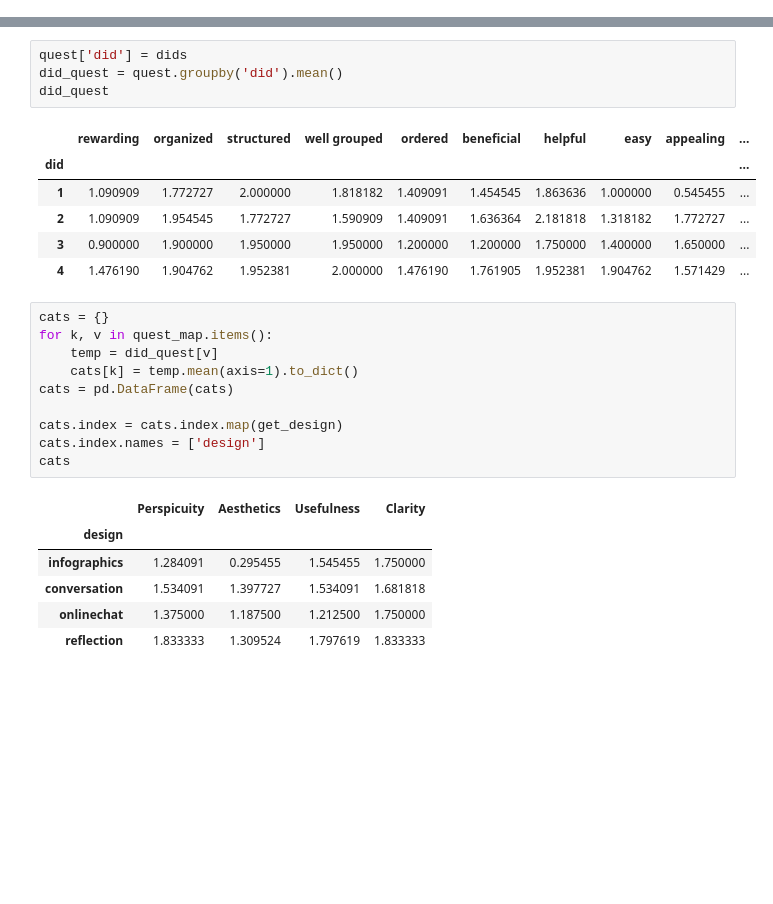
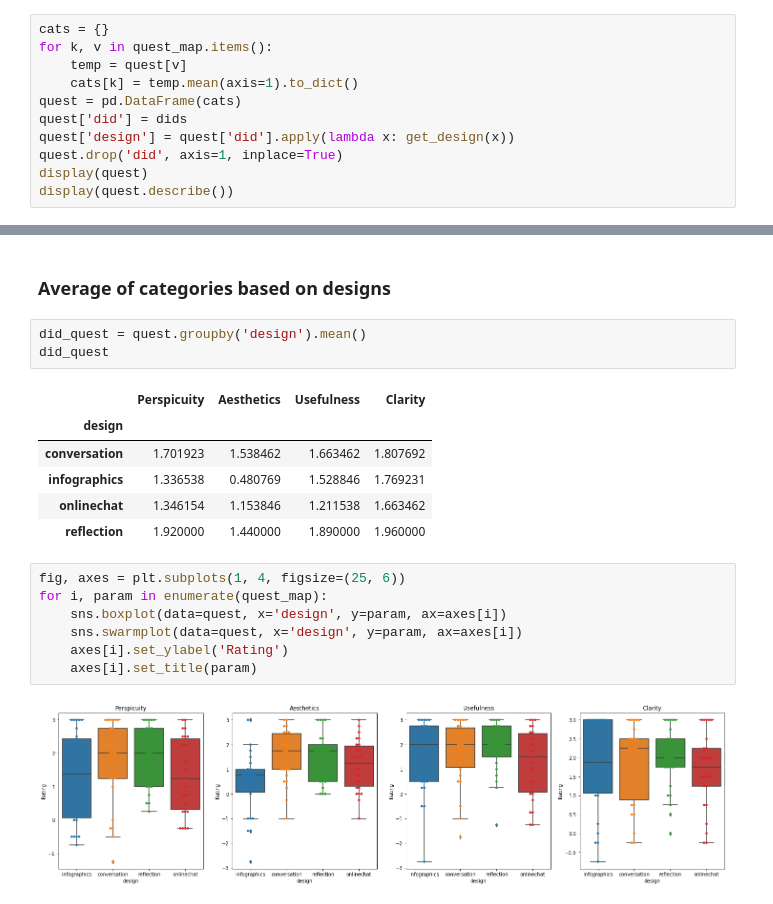
Before and after one commit to rizupaudel/designStudy, a Jupyter notebook: guidance/analysis/quest.ipynb, the cells around one changed output, grey strips where cells are left out. Cells and saved outputs as stored; diff of their text form; blank space fills up the shorter version.

```diff
--- a/guidance/analysis/quest.ipynb
+++ b/guidance/analysis/quest.ipynb
@@ -50,0 +45,11 @@ display(quest.describe())
+# %%
+cats = {}
+for k, v in quest_map.items():
+    temp = quest[v]
+    cats[k] = temp.mean(axis=1).to_dict()
+quest = pd.DataFrame(cats)
+quest['did'] = dids
+quest['design'] = quest['did'].apply(lambda x: get_design(x))
+quest.drop('did', axis=1, inplace=True)
+display(quest)
+display(quest.describe())
@@ -51,29 +79,22 @@ display(quest.describe())
+# %% [markdown]
+### Average of categories based on designs
 # %%
-quest['did'] = dids
-did_quest = quest.groupby('did').mean()
+did_quest = quest.groupby('design').mean()
 did_quest
 # %% [output]
-|  | rewarding | organized | structured | well grouped | ordered | beneficial | helpful | easy | appealing | ... |
-| did |  |  |  |  |  |  |  |  |  | ... |
-| 1 | 1.090909 | 1.772727 | 2.000000 | 1.818182 | 1.409091 | 1.454545 | 1.863636 | 1.000000 | 0.545455 | ... |
-| 2 | 1.090909 | 1.954545 | 1.772727 | 1.590909 | 1.409091 | 1.636364 | 2.181818 | 1.318182 | 1.772727 | ... |
-| 3 | 0.900000 | 1.900000 | 1.950000 | 1.950000 | 1.200000 | 1.200000 | 1.750000 | 1.400000 | 1.650000 | ... |
-| 4 | 1.476190 | 1.904762 | 1.952381 | 2.000000 | 1.476190 | 1.761905 | 1.952381 | 1.904762 | 1.571429 | ... |
+|  | Perspicuity | Aesthetics | Usefulness | Clarity |
+| design |  |  |  |  |
+| conversation | 1.701923 | 1.538462 | 1.663462 | 1.807692 |
+| infographics | 1.336538 | 0.480769 | 1.528846 | 1.769231 |
+| onlinechat | 1.346154 | 1.153846 | 1.211538 | 1.663462 |
+| reflection | 1.920000 | 1.440000 | 1.890000 | 1.960000 |
-# %%
-cats = {}
-for k, v in quest_map.items():
-    temp = did_quest[v]
-    cats[k] = temp.mean(axis=1).to_dict()
-cats = pd.DataFrame(cats)
-
-cats.index = cats.index.map(get_design)
-cats.index.names = ['design']
-cats
-# %% [output]
-|  | Perspicuity | Aesthetics | Usefulness | Clarity |
-| design |  |  |  |  |
-| infographics | 1.284091 | 0.295455 | 1.545455 | 1.750000 |
-| conversation | 1.534091 | 1.397727 | 1.534091 | 1.681818 |
-| onlinechat | 1.375000 | 1.187500 | 1.212500 | 1.750000 |
-| reflection | 1.833333 | 1.309524 | 1.797619 | 1.833333 |
+# %%
+fig, axes = plt.subplots(1, 4, figsize=(25, 6))
+for i, param in enumerate(quest_map):
+    sns.boxplot(data=quest, x='design', y=param, ax=axes[i])
+    sns.swarmplot(data=quest, x='design', y=param, ax=axes[i])
+    axes[i].set_ylabel('Rating')
+    axes[i].set_title(param)
+# %% [output]
+[figure, added]
 # %%
```
Also changed, not shown: parts of 13 cells of this notebook, 9 other files.
